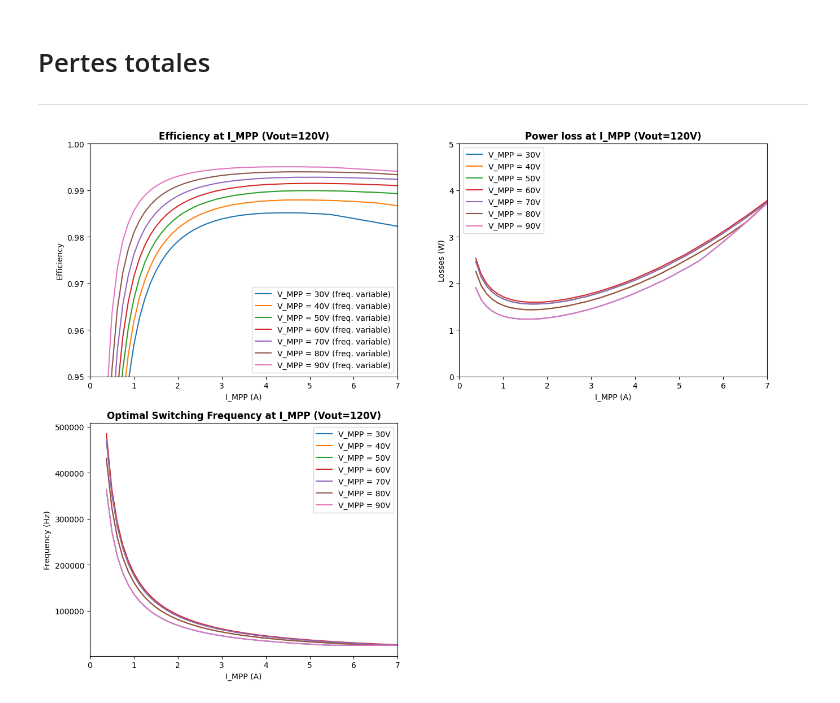
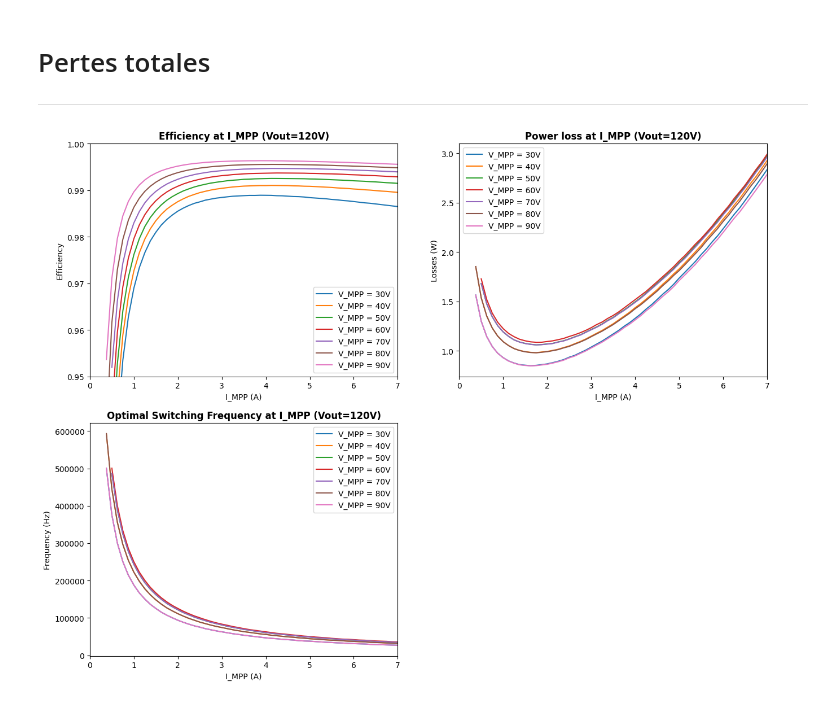
Before and after one commit to guimauve007/MPPT-builder, a Jupyter notebook: MPPT_builder.ipynb, the cells around one changed output. Saved outputs shown, nothing was run; the diff lists cells and outputs as text; code cells hidden in the pictures.

```diff
--- a/MPPT_builder.ipynb
+++ b/MPPT_builder.ipynb
@@ -14,16 +14,16 @@ En fonctionnement continu, on observe le comportement suivant:
 Ici, on peut entrer les caractéristiques des composantes choisies pour le survolteur:
 # %%
 # Inductance (L1)
-L = 550*10**-6 # Valeur de l'inductance (en Henry)
-RL = 40*10**-3 # Résistance DC de la bobine (en Ohms)
+L = 400*10**-6 # Valeur de l'inductance (en Henry)
+RL = 35*10**-3 # Résistance DC de la bobine (en Ohms)
 # %%
 # Switching FET (Q1)
 RDS_SW = 12*10**-3 # Résistance entre le drain et la source (en Ohms)
-CDS_SW = 400*10**-12 # Capacitance entre le drain et la source (en Farads)
-T_SW = 26*10**-9 # en s -> temps de transition on-off moyen (en secondes)
+CDS_SW = 300*10**-12 # Capacité entre le drain et la source (en Farads)
+T_SW = 10.6*10**-9 # Temps de transition on-off moyen (en secondes)
 # %%
 # Rectifier FET (Q2)
-RDS_RECT = 12*10**-3 # Résistance entre le drain et la source (en Ohms)
+RDS_RECT = 10*10**-3 # Résistance entre le drain et la source (en Ohms)
 # %% [markdown]
 # Équations
 ***
@@ -258,13 +256,13 @@ import matplotlib.pyplot as plt
 V_OUT = 120 # V
 MAX_RIPPLE_RATIO = 0.15 # pourcentage de I_MPP
 MIN_FREQUENCY = 25000 # Hz
-MAX_FREQUENCY = 500000 # Hz
+MAX_FREQUENCY = 600000 # Hz
 MAX_I_MPP = 7 # A
 MAX_V_MPP = 90 # V
 
 v_mpp = np.arange(30, MAX_V_MPP + 1, 10)
 i_mpp = np.arange(0, MAX_I_MPP + 0.1, 0.125)
-frequency = np.arange(MIN_FREQUENCY, MAX_FREQUENCY + 1, 250)
+frequency = np.arange(MIN_FREQUENCY, MAX_FREQUENCY + 1, 500)
 
 max_efficiency = 0
 best_frequency = 0
@@ -284,7 +282,7 @@ for v in v_mpp:
         efficiency_list.append([0,0])
 
     max_efficiency = max(efficiency_list, key = lambda x: x[0])[0] # On trouve l'efficacité optimale à i_mpp
-    max_efficiency = None if max_efficiency == 0 else max_efficiency# On remplace les 0 par des NULL pour mieux interpréter les graphiques
+    max_efficiency = None if max_efficiency == 0 else max_efficiency # On remplace les 0 par des NULL pour mieux interpréter les graphiques
     best_frequency = max(efficiency_list, key = lambda x: x[0])[1] # On trouve la fréquence qui maximise l'efficacité pour i_mpp
     best_frequency = None if best_frequency == 0 else best_frequency
     power_loss = None if max_efficiency == None else v*i*(1-max_efficiency)
@@ -297,48 +295,39 @@ for v in v_mpp:
 
   # On remplit les données pour chaque v_mpp
   plt.subplot(2,2,1)
-  plt.plot(i_mpp, max_efficiency_list, label="V_MPP = " + str(v) + "V (freq. variable)")
+  plt.plot(i_mpp, max_efficiency_list, label="V_MPP = " + str(v) + "V")
   plt.subplot(2,2,3)
   plt.plot(i_mpp, best_frequency_list, label="V_MPP = " + str(v) + "V")
   plt.subplot(2,2,2)
   plt.plot(i_mpp, loss_list, label="V_MPP = " + str(v) + "V")
   max_efficiency_list.clear()
   best_frequency_list.clear()
   loss_list.clear()
 
-# On calcule les valeurs minimales de condensateur (à fréquence minimale de switching)
-#plt.subplot(2,2,4)
-#table_data = [['Composante', 'Valeur', 'Unités'],
-#              ['C1', ' ', ' '],
-#              ['C2', ' ', ' ']]
-#plt.table(cellText=table_data, loc=('top',0.1))
-#plt.title("Condensateurs requis")
-#plt.axis('off')
 
 plt.subplot(2,2,1)
 plt.xlabel("I_MPP (A)")
 plt.ylabel("Efficiency")
 plt.ylim(0.95, 1)
-plt.xlim(0, 7)
+plt.xlim(0, MAX_I_MPP)
 plt.legend()
 plt.title("Efficiency at I_MPP (Vout="+str(V_OUT)+"V)", fontweight ="bold")
 
 plt.subplot(2,2,2)
 plt.xlabel("I_MPP (A)")
 plt.ylabel("Losses (W)")
-plt.ylim(0, 5)
-plt.xlim(0, 7)
+plt.xlim(0, MAX_I_MPP)
 plt.legend()
 plt.title("Power loss at I_MPP (Vout="+str(V_OUT)+"V)", fontweight ="bold")
 
 plt.subplot(2,2,3)
 plt.xlabel("I_MPP (A)")
 plt.ylabel("Frequency (Hz)")
-plt.xlim(0, 7)
+plt.xlim(0, MAX_I_MPP)
 plt.legend()
 plt.title("Optimal Switching Frequency at I_MPP (Vout="+str(V_OUT)+"V)", fontweight ="bold")
 
 plt.subplots_adjust(top=2, right=2)
 plt.show()
 # %% [output]
-[figure, old version]
+[figure, new version]
```
Also changed, not shown: parts of 2 cells of this notebook.
